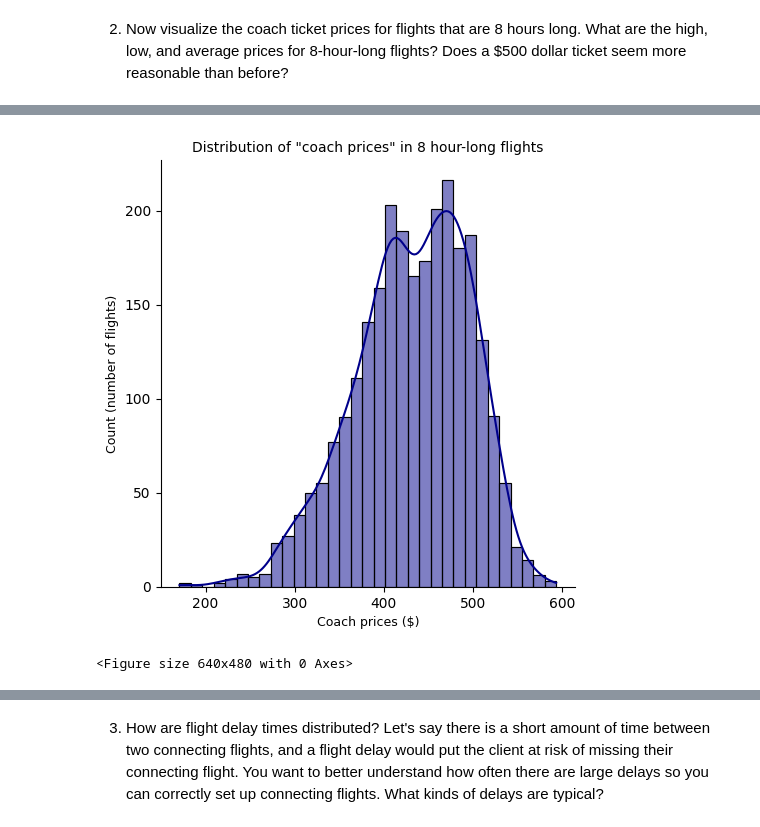
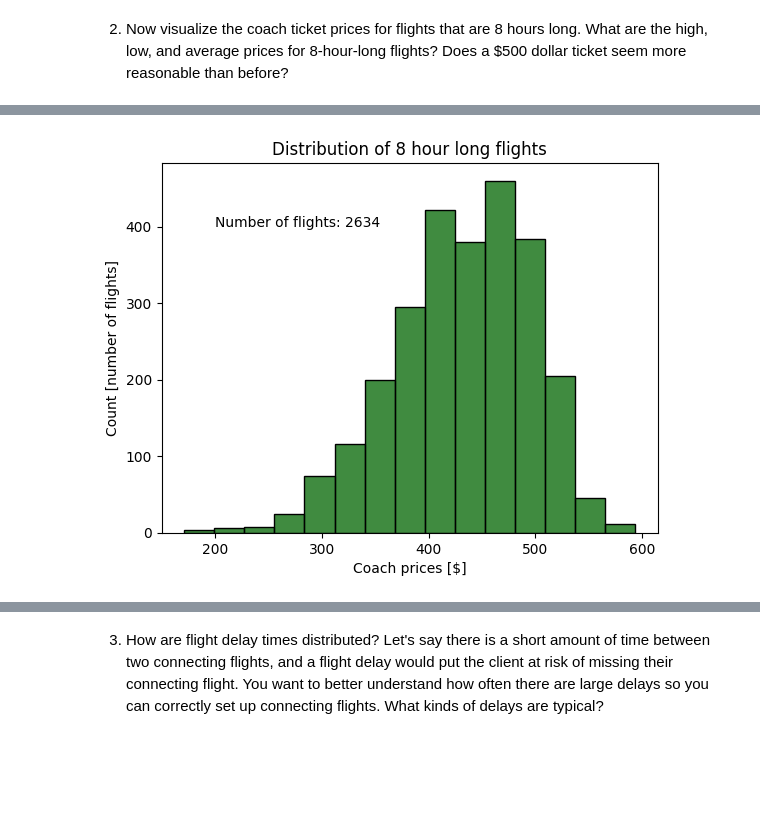
Before and after one commit to LiZoMark841619/Airline_analysis, a Jupyter notebook: Airline_analysis/Airline Analysis.ipynb, the cells around one changed output, grey strips where cells are left out. Saved outputs shown, nothing was run; the diff lists cells and outputs as text; code cells hidden in the pictures; blank space fills up the shorter version.

```diff
--- a/Airline_analysis/Airline Analysis.ipynb
+++ b/Airline_analysis/Airline Analysis.ipynb
@@ -110,10 +122,24 @@ flight.reset_index()
+# %%
+for cat in journey:
+    sns.histplot(x=cat, data=flight, color='darkgreen', bins=15)
+    if cat == 'coach_price_long':
+        plt.title('Distribution of 8 hour long flights')
+        plt.text(x= 200, y=400, s=f'Number of flights: {len(flight[cat]) - flight[cat].isna().sum()}')
+    elif cat == 'coach_price_medium':
+        plt.title('Distribution of 4-8 hour long flights')
+        plt.text(x= 100, y=10000, s=f'Number of flights: {len(flight[cat]) - flight[cat].isna().sum()}')
+    else:
+        plt.title('Distribution of < 4 hour long flights')
+        plt.text(x= 100, y=10000, s=f'Number of flights: {len(flight[cat]) - flight[cat].isna().sum()}')
+    plt.xlabel('Coach prices [$]')
+    plt.ylabel('Count [number of flights]')
+    plt.show()
+    plt.clf()
+# %% [output]
+[figure, added]
 # %%
-sns.displot(x='coach_price_long', data=flight, kde=True, color='darkblue')
-plt.title('Distribution of "coach prices" in 8 hour-long flights', fontsize=10)
-plt.xlabel('Coach prices ($)', fontsize=9)
-plt.ylabel('Count (number of flights)', fontsize=9)
+sns.boxplot(x='coach_price_long', data=flight, color='brown')
+plt.title('Boxplot of "coach prices" in 8 hour-long flights')
+plt.xlabel('Coach prices ($)')
 plt.show()
 plt.clf()
-# %% [output]
-[figure, removed]
-<Figure size 640x480 with 0 Axes>
```
Also changed, not shown: parts of 46 cells of this notebook.
